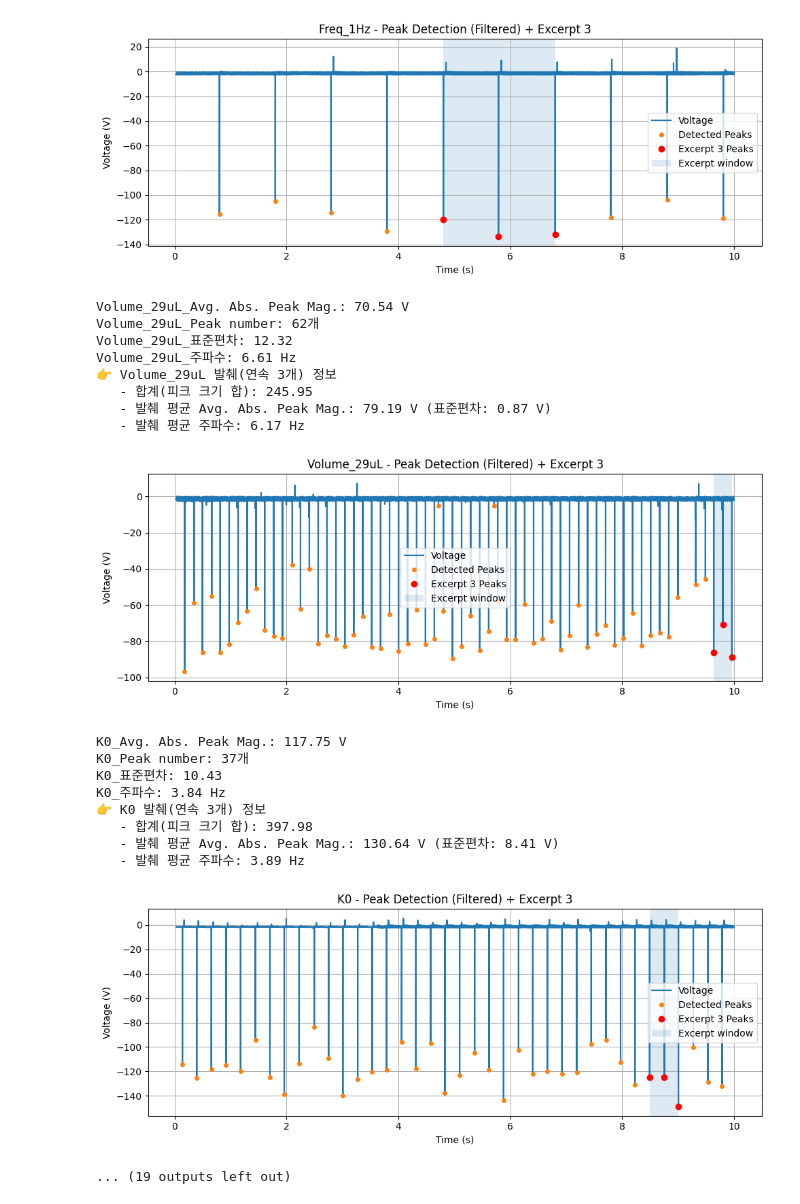
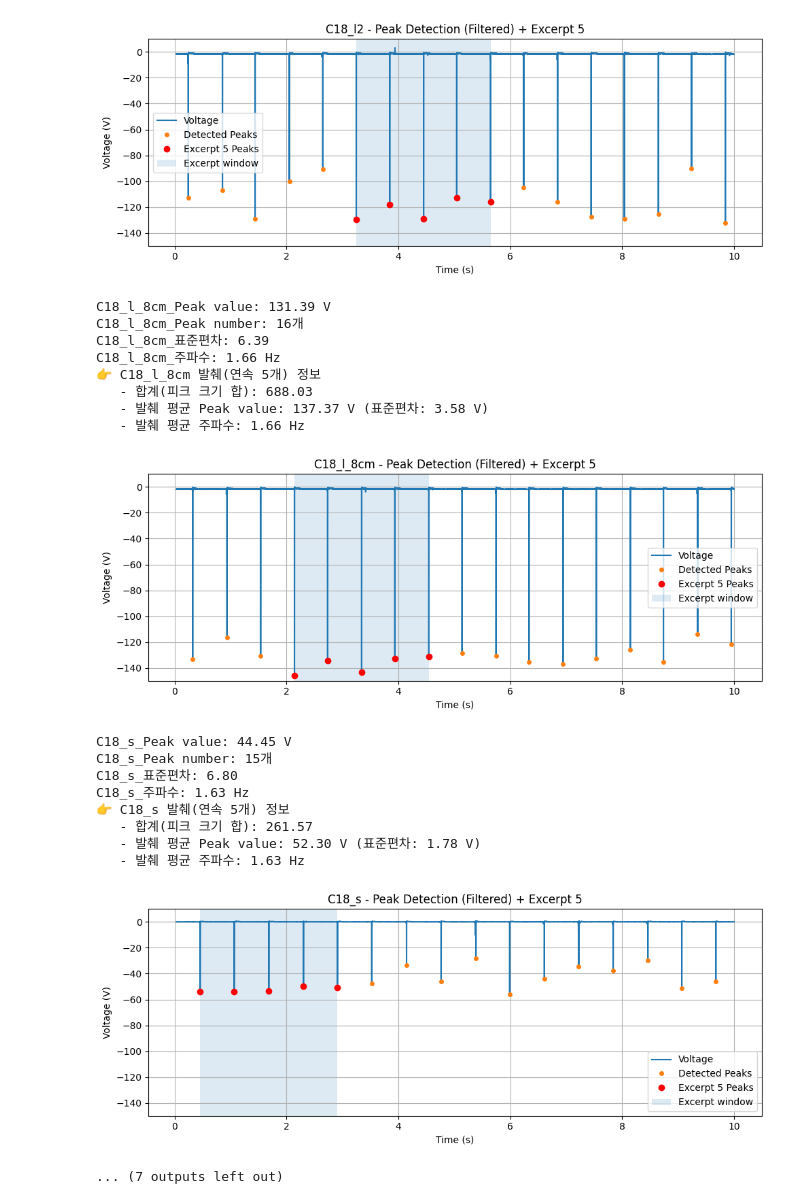
Before and after one commit to Gibeom-Lee/GB_practicing, a Jupyter notebook: data_processing/Vpp finder-partial.ipynb, the cells around one changed output. Saved outputs shown, nothing was run; the diff lists cells and outputs as text; code cells hidden in the pictures.

```diff
--- a/data_processing/Vpp finder-partial.ipynb
+++ b/data_processing/Vpp finder-partial.ipynb
@@ -16,25 +16,28 @@ peak_mode = "neg"
 
 # -------------------------------
 # 폴더 경로
-folder_path = r"G:\다른 컴퓨터\KHU PC\HI Lab\0. Projects\0. On going\2. Aloe inspired DEG\0. 실험자료\4. Data measurement\251108_진짜 마지막\0minimized_4ghk"
+folder_path = r"G:\다른 컴퓨터\KHU PC\HI Lab\0. Projects\0. On going\2. Aloe inspired DEG\0. 실험자료\4. Data measurement\251108_진짜 마지막\0minimized_alkane oils"
 
 
 # 사용자 설정값
 prominence_ratio = 0.3   # 표준편차(std) * 비율로 prominence 기준 설정
 min_prominence   = 0.1   # prominence 하한
 min_distance_sec = 0.05  # 인접 피크 최소 간격(초)
-snr_threshold    = 1     # SNR 기준
-min_relative_height = 0.05  # 전체 최대 진폭 대비 최소 비율
-window_peaks = 3         # <<<< 연속 피크 개수
+snr_threshold    = 3     # SNR 기준
+min_relative_height = 0.03  # 전체 최대 진폭 대비 최소 비율
+abs_min_height = 5       # 최소 피크 height
+
+window_peaks = 5       # <<<< 연속 피크 개수
 
 # 그래프 Y축
 y_range = (None, None)
-#y_range = (-120, 10)
+y_range = (-150, 10)
 
 # csv파일 저장
 save_summary_csv = False  # False 로 하면 CSV 저장 안 함
+#save_summary_csv = True
 # %%
-csv_files = [f for f in os.listdir(folder_path) if f.endswith('.csv')]
+csv_files = sorted([f for f in os.listdir(folder_path) if f.endswith('.csv')])
 all_analysis_values = []
 file_std_values = []
 all_freq_values = []
@@ -48,7 +51,7 @@ excerpt_mean_freq_list = []
 if peak_mode == "both":
     analysis_unit = "Vpp"
 else:
-    analysis_unit = "Avg. Abs. Peak Mag." # 이름 변경: 구간 평균이 아닌 피크 평균임을 명시
+    analysis_unit = "Peak value" # 이름 변경: 구간 평균이 아닌 피크 평균임을 명시
 
 
 for file_name in csv_files:
@@ -92,7 +95,10 @@ for file_name in csv_files:
             right = min(len(voltage), i + int(0.05 * sampling_rate))
             local_noise = max(np.std(voltage[left:right]), 1e-6)
             signal = abs(voltage[i])
-            if signal > max_amplitude * min_relative_height and (signal / local_noise) > snr_threshold:
+
+            if (signal > max_amplitude * min_relative_height and
+                (signal / local_noise) > snr_threshold and
+                signal > abs_min_height):
                 final_peaks.append(i)
         final_peaks = np.array(final_peaks, dtype=int)
 
@@ -263,9 +269,9 @@ if excerpt_mean_analysis_list:
         # CSV 컬럼 이름도 수정된 분석 단위에 맞게 변경
         summary_df = pd.DataFrame({
             "File": csv_files[:len(excerpt_mean_analysis_list)],
-            f"Excerpt_{analysis_unit.replace('.', '').replace(' ', '_')}": excerpt_mean_analysis_list,
-            f"Excerpt_Std_{analysis_unit.replace('.', '').replace(' ', '_')}": excerpt_std_analysis_list,
-            "Excerpt_Freq": excerpt_mean_freq_list
+            f"{analysis_unit.replace('.', '').replace(' ', '_')}": excerpt_mean_analysis_list,
+            f"Std": excerpt_std_analysis_list,
+            "Freq": excerpt_mean_freq_list
         })
 
         # 평균값 한 줄 추가
@@ -316,20 +322,20 @@ Freq_1Hz_주파수: 1.00 Hz
-[figure, old version]
+[figure, new version]
-Volume_29uL_Avg. Abs. Peak Mag.: 70.54 V
-Volume_29uL_Peak number: 62개
-Volume_29uL_표준편차: 12.32
-Volume_29uL_주파수: 6.61 Hz
-👉 Volume_29uL 발췌(연속 3개) 정보
-   - 합계(피크 크기 합): 245.95
-   - 발췌 평균 Avg. Abs. Peak Mag.: 79.19 V (표준편차: 0.87 V)
-   - 발췌 평균 주파수: 6.17 Hz
+C18_l_8cm_Peak value: 131.39 V
+C18_l_8cm_Peak number: 16개
+C18_l_8cm_표준편차: 6.39
+C18_l_8cm_주파수: 1.66 Hz
+👉 C18_l_8cm 발췌(연속 5개) 정보
+   - 합계(피크 크기 합): 688.03
+   - 발췌 평균 Peak value: 137.37 V (표준편차: 3.58 V)
+   - 발췌 평균 주파수: 1.66 Hz
-[figure, old version]
+[figure, new version]
-K0_Avg. Abs. Peak Mag.: 117.75 V
-K0_Peak number: 37개
-K0_표준편차: 10.43
-K0_주파수: 3.84 Hz
-👉 K0 발췌(연속 3개) 정보
-   - 합계(피크 크기 합): 397.98
-   - 발췌 평균 Avg. Abs. Peak Mag.: 130.64 V (표준편차: 8.41 V)
-   - 발췌 평균 주파수: 3.89 Hz
+C18_s_Peak value: 44.45 V
+C18_s_Peak number: 15개
+C18_s_표준편차: 6.80
+C18_s_주파수: 1.63 Hz
+👉 C18_s 발췌(연속 5개) 정보
+   - 합계(피크 크기 합): 261.57
+   - 발췌 평균 Peak value: 52.30 V (표준편차: 1.78 V)
+   - 발췌 평균 주파수: 1.63 Hz
-[figure, old version]
+[figure, new version]
-... (19 outputs left out)
+... (7 outputs left out)
```
Also changed, not shown: parts of 1 cell of this notebook, 3 other files.
